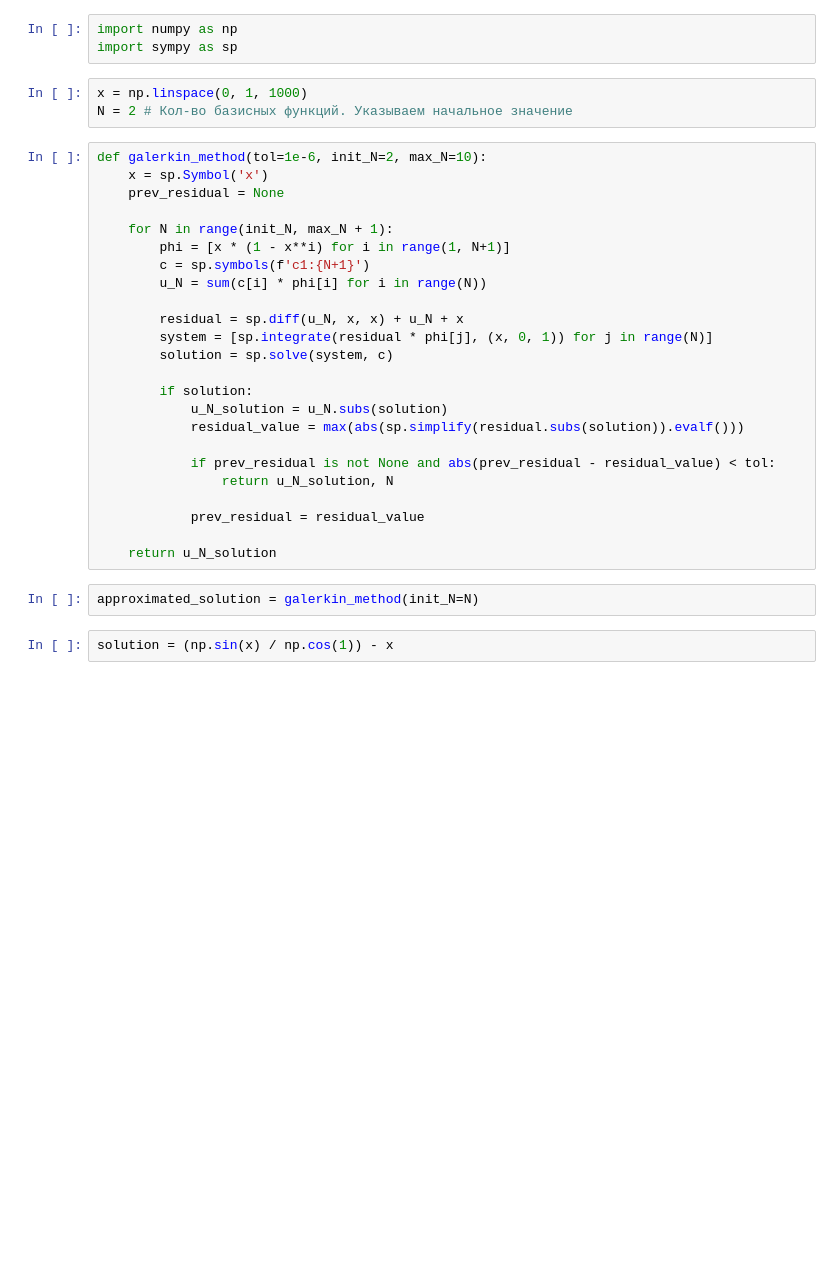
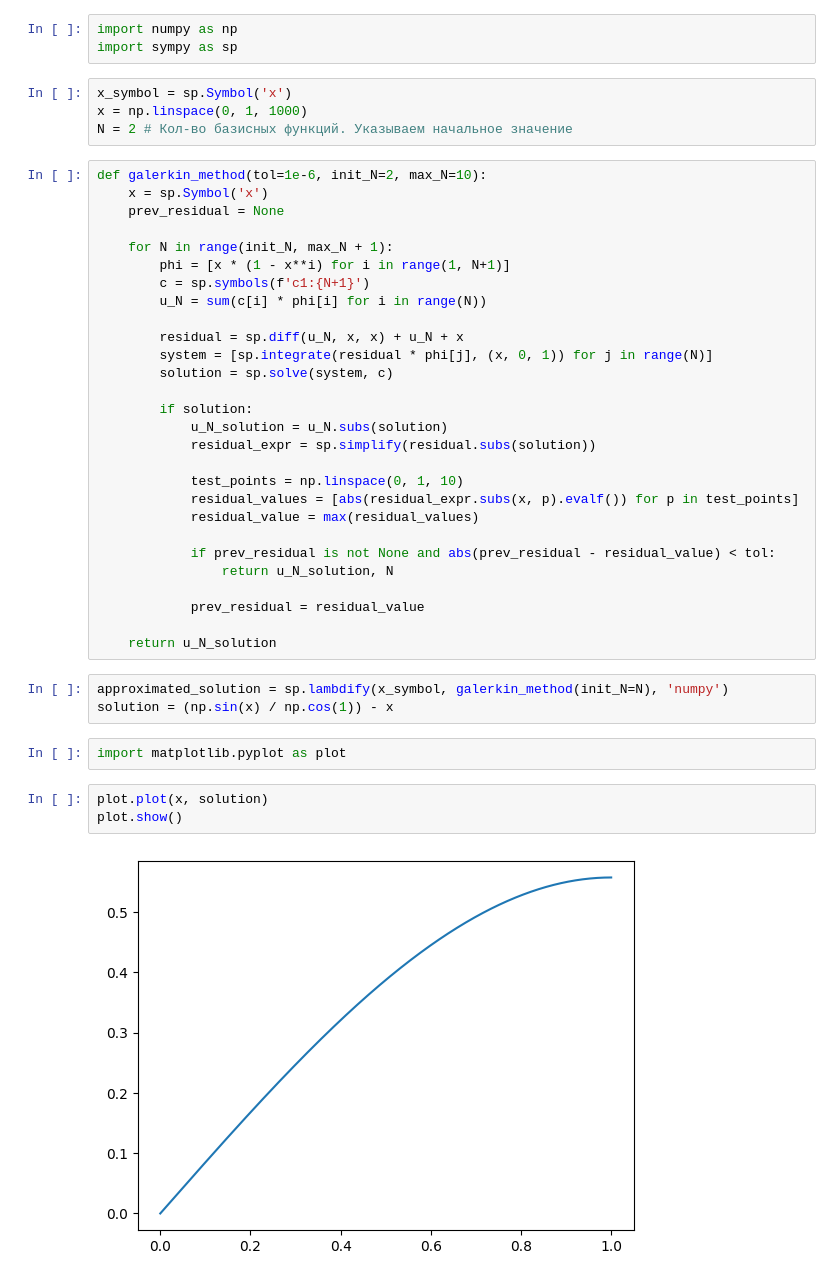
Before and after one commit to AntonG0rbachev/Finate-Elements-Methods, a Jupyter notebook: GalerkinMethod/src/main.ipynb, the cells around one changed output. Cells and saved outputs as stored; diff of their text form; blank space fills up the shorter version.

Commit message:
chore: plooting solutions

```diff
--- a/GalerkinMethod/src/main.ipynb
+++ b/GalerkinMethod/src/main.ipynb
@@ -4,6 +4,7 @@
 import numpy as np
 import sympy as sp
 # %%
+x_symbol = sp.Symbol('x')
 x = np.linspace(0, 1, 1000)
 N = 2 # Кол-во базисных функций. Указываем начальное значение
 # %%
@@ -22,7 +23,11 @@ def galerkin_method(tol=1e-6, init_N=2, max_N=10):
 
         if solution:
             u_N_solution = u_N.subs(solution)
-            residual_value = max(abs(sp.simplify(residual.subs(solution)).evalf()))
+            residual_expr = sp.simplify(residual.subs(solution))
+
+            test_points = np.linspace(0, 1, 10)
+            residual_values = [abs(residual_expr.subs(x, p).evalf()) for p in test_points]
+            residual_value = max(residual_values)
 
             if prev_residual is not None and abs(prev_residual - residual_value) < tol:
                 return u_N_solution, N
@@ -30,7 +35,13 @@ def galerkin_method(tol=1e-6, init_N=2, max_N=10):
             prev_residual = residual_value
 
     return u_N_solution
-# %%
-approximated_solution = galerkin_method(init_N=N)
 # %%
+approximated_solution = sp.lambdify(x_symbol, galerkin_method(init_N=N), 'numpy')
 solution = (np.sin(x) / np.cos(1)) - x
+# %%
+import matplotlib.pyplot as plot
+# %%
+plot.plot(x, solution)
+plot.show()
+# %% [output]
+[figure, added]
```
Also changed, not shown: parts of 1 cell of this notebook.
